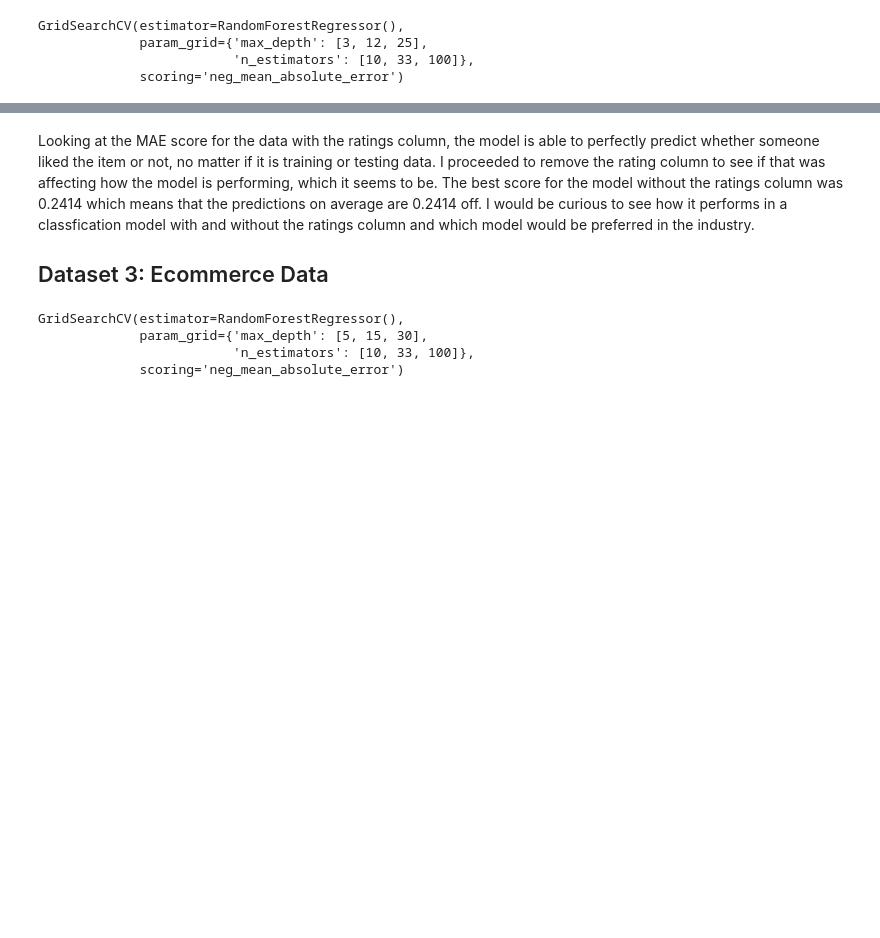
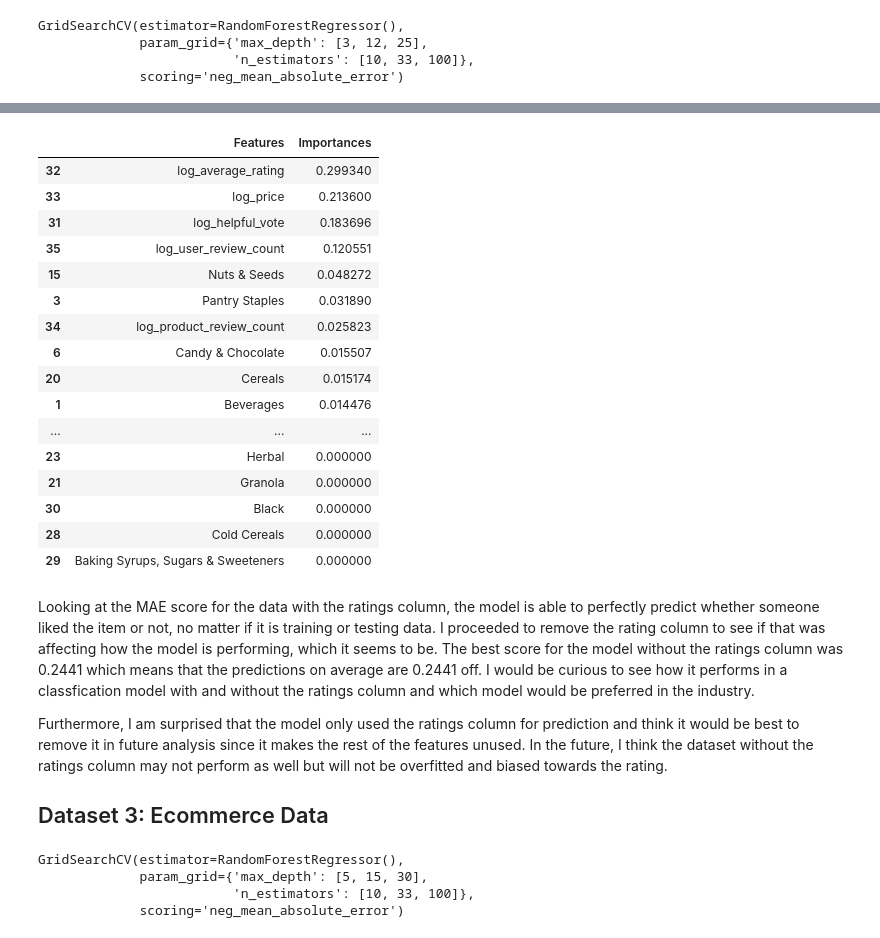
Before and after one commit to eghatzis0527/DX699---HW-Assignments, a Jupyter notebook: OMDS-ModB2-Week11-Hatzis-Eleni.ipynb, the cells around one changed output, grey strips where cells are left out. Drawn from its saved outputs; the diff is of its cells as text; code cells hidden in the pictures; blank space fills up the shorter version.

```diff
--- a/OMDS-ModB2-Week11-Hatzis-Eleni.ipynb
+++ b/OMDS-ModB2-Week11-Hatzis-Eleni.ipynb
@@ -283,5 +315,33 @@ Best MAE Score: 0.2414
+# %%
+feature_importances = best_model.feature_importances_
+features = X.columns
+
+importances = pd.DataFrame({'Features' : features, 'Importances' : feature_importances}).sort_values('Importances', ascending = False)
+
+importances
+# %% [output]
+|  | Features | Importances |
+| 32 | log_average_rating | 0.299340 |
+| 33 | log_price | 0.213600 |
+| 31 | log_helpful_vote | 0.183696 |
+| 35 | log_user_review_count | 0.120551 |
+| 15 | Nuts & Seeds | 0.048272 |
+| 3 | Pantry Staples | 0.031890 |
+| 34 | log_product_review_count | 0.025823 |
+| 6 | Candy & Chocolate | 0.015507 |
+| 20 | Cereals | 0.015174 |
+| 1 | Beverages | 0.014476 |
+| ... | ... | ... |
+| 23 | Herbal | 0.000000 |
+| 21 | Granola | 0.000000 |
+| 30 | Black | 0.000000 |
+| 28 | Cold Cereals | 0.000000 |
+| 29 | Baking Syrups, Sugars & Sweeteners | 0.000000 |
 # %% [markdown]
-Looking at the MAE score for the data with the ratings column, the model is able to perfectly predict whether someone liked the item or not, no matter if it is training or testing data. I proceeded to remove the rating column to see if that was affecting how the model is performing, which it seems to be. The best score for the model without the ratings column was 0.2414 which means that the predictions on average are 0.2414 off. I would be curious to see how it performs in a classfication model with and without the ratings column and which model would be preferred in the industry.
+Looking at the MAE score for the data with the ratings column, the model is able to perfectly predict whether someone liked the item or not, no matter if it is training or testing data. I proceeded to remove the rating column to see if that was affecting how the model is performing, which it seems to be. The best score for the model without the ratings column was 0.2441 which means that the predictions on average are 0.2441 off. I would be curious to see how it performs in a classfication model with and without the ratings column and which model would be preferred in the industry.
+
+
+Furthermore, I am surprised that the model only used the ratings column for prediction and think it would be best to remove it in future analysis since it makes the rest of the features unused. In the future, I think the dataset without the ratings column may not perform as well but will not be overfitted and biased towards the rating.
 
 ## Dataset 3: Ecommerce Data
 # %%
```
Also changed, not shown: parts of 10 cells of this notebook.
